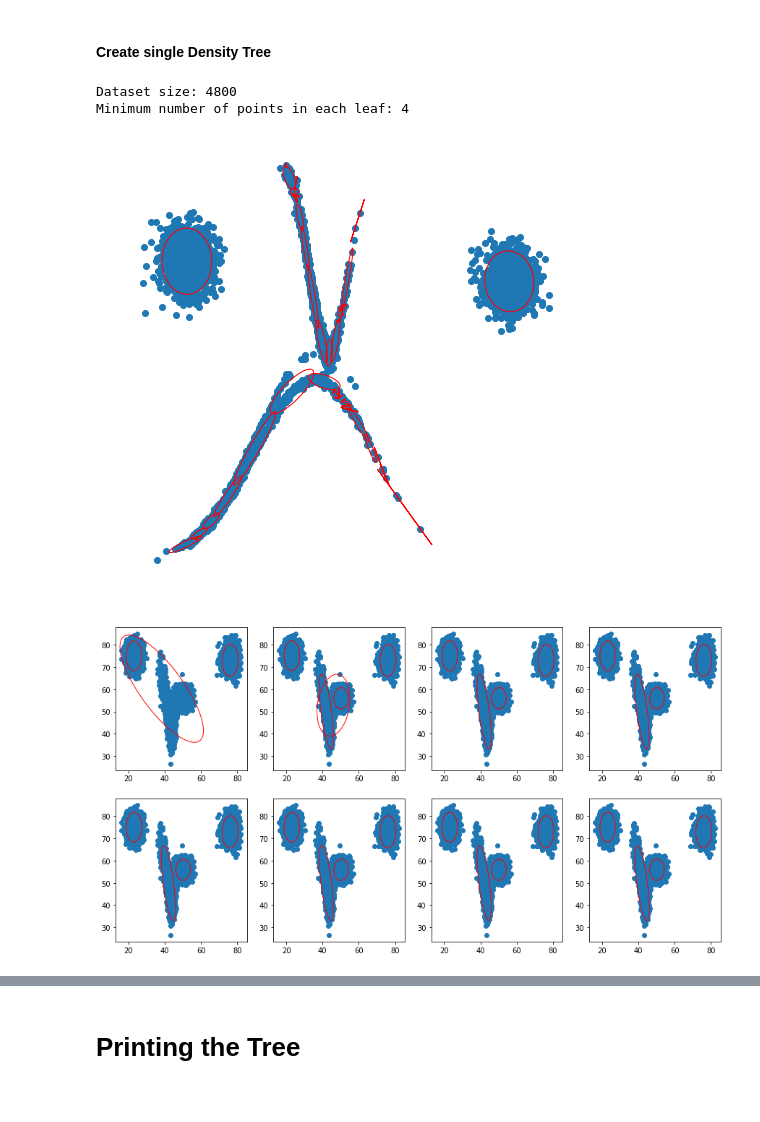
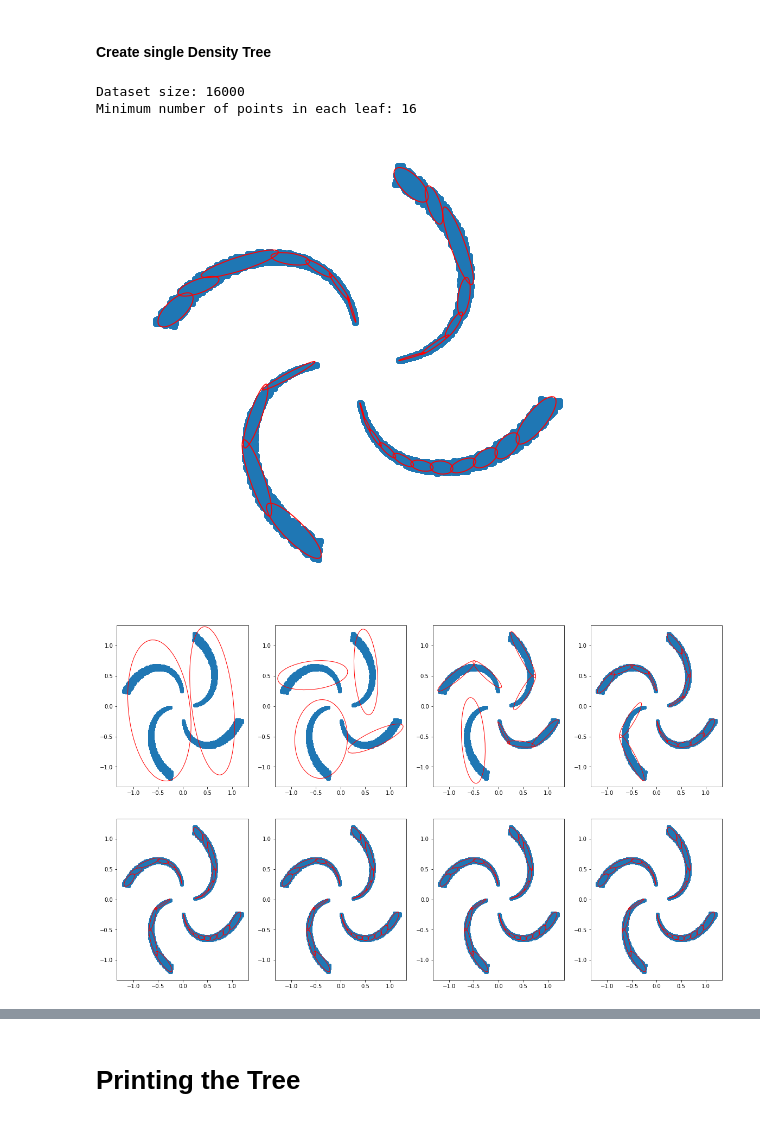
Before and after one commit to CyrilWendl/SIE-Master, a Jupyter notebook: Code/Density Forest.ipynb, the cells around one changed output, grey strips where cells are left out. Cells and saved outputs as stored; diff of their text form; code cells hidden in the pictures.

```diff
--- a/Code/Density Forest.ipynb
+++ b/Code/Density Forest.ipynb
@@ -26,7 +24,7 @@ Using TensorFlow backend.
 First, let's generate some unlabelled data:
 # %%
 # dataset
-d_id = 1
+d_id = 2
 dimensions = 2
 
 
@@ -108,8 +106,8 @@ If you're reading this message in another frontend (for example, a static render
 # %% [markdown]
 #### Create single Density Tree
 # %%
-max_depth = 10
-fact_improvement = 1.1
+max_depth = 4
+fact_improvement = .7
 min_subset = 0.001
 n_dim_max = 0
 
@@ -129,20 +127,21 @@ plt.axis('off')
 plt.savefig("../Figures/density_tree/D" + str(d_id) + "_data-covs.pdf", bbox_inches='tight', pad_inches=0)
 plt.show()
 # %% [output]
-Dataset size: 4800
-Minimum number of points in each leaf: 4
+Dataset size: 16000
+Minimum number of points in each leaf: 16
-[figure, old version]
+[figure, new version]
 # %%
 def get_covs_means_depth(node, depth, means, covs):
     """get covs and means of a tree at a certain depth"""
+
     if node.get_depth() == depth:
         means.append(node.mean)
         covs.append(node.cov)
-    if node.get_depth() <= depth and node.right is None:
+    if node.get_depth() < depth and node.right is None:
         means.append(node.right_mean)
         covs.append(node.right_cov)
 
-    if node.get_depth() <= depth and node.left is None:
+    if node.get_depth() < depth and node.left is None:
         means.append(node.left_mean)
         covs.append(node.left_cov)
 
@@ -155,16 +154,16 @@ def get_covs_means_depth(node, depth, means, covs):
     return means, covs
 # %%
 fig, axes = plt.subplots(2, 4)
-fig.set_size_inches(15,8)
+fig.set_size_inches(20,12)
 
 for i in range(1,5):
     means, covs = get_covs_means_depth(root,i,[],[])
     axes[0][i-1].scatter(dataset[:,0],dataset[:,1])
     plot_ellipses(axes[0][i-1], means, covs)
 
 for i in range(5,9):
     means, covs = get_covs_means_depth(root,i,[],[])
     axes[1][i-5].scatter(dataset[:,0],dataset[:,1])
     plot_ellipses(axes[1][i-5], means, covs)
 # %% [output]
-[figure, old version]
+[figure, new version]
```
Also changed, not shown: parts of 3 cells of this notebook, 21 other files.
